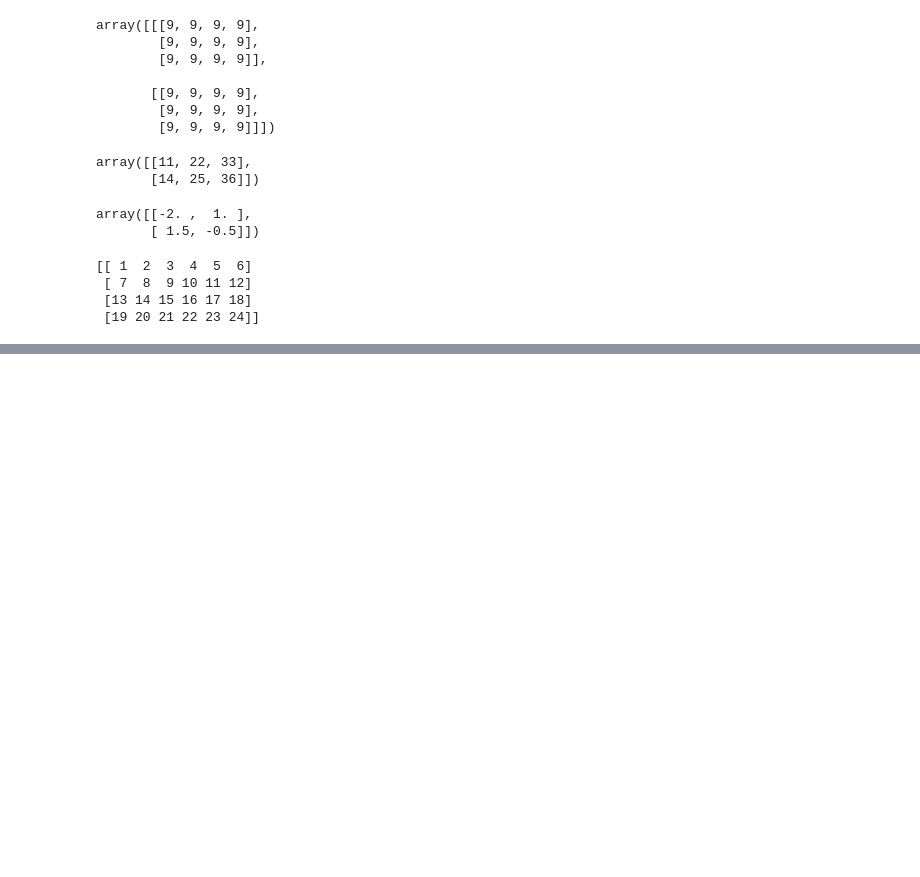
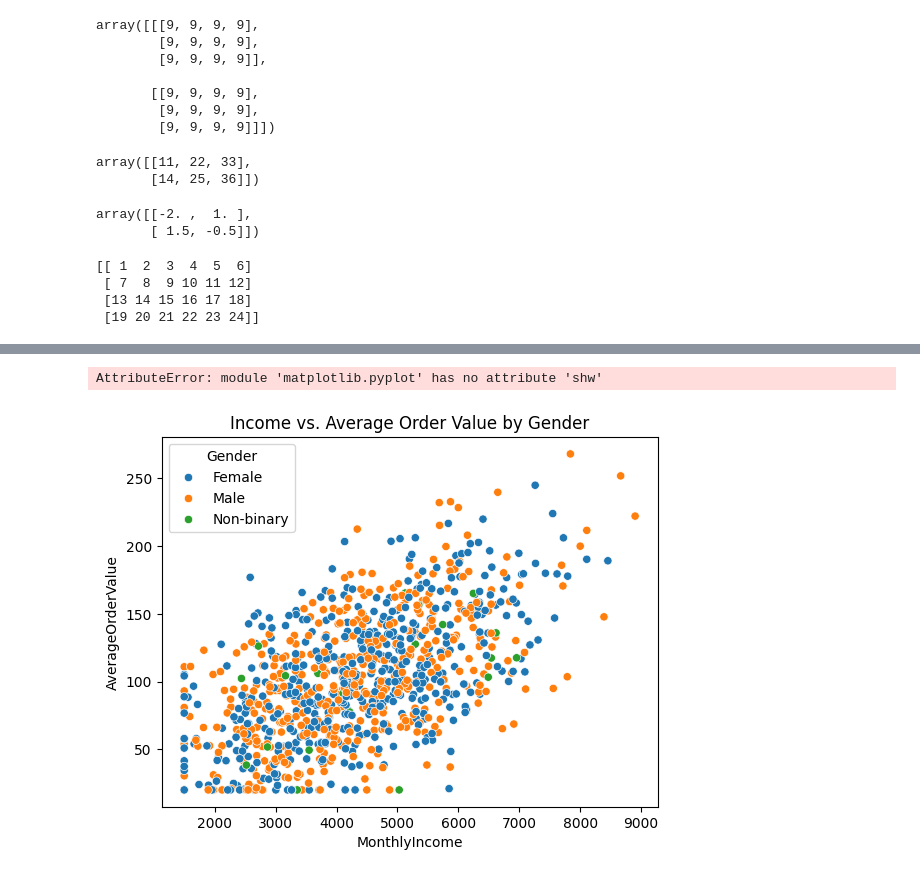
Before and after one commit to priya8014/numpy, a Jupyter notebook: numpy.ipynb, the cells around one changed output, grey strips where cells are left out. Drawn from its saved outputs; the diff is of its cells as text; code cells hidden in the pictures; blank space fills up the shorter version.

```diff
--- a/numpy.ipynb
+++ b/numpy.ipynb
@@ -321,0 +389,7 @@ print(saved)
+# %%
+sns.scatterplot(data=df, x='MonthlyIncome', y='AverageOrderValue', hue='Gender')
+plt.title('Income vs. Average Order Value by Gender')
+plt.shw()
+# %% [output]
+AttributeError: module 'matplotlib.pyplot' has no attribute 'shw'
+[figure, added]
```
Also changed, not shown: parts of 29 cells of this notebook, 30 other files.
